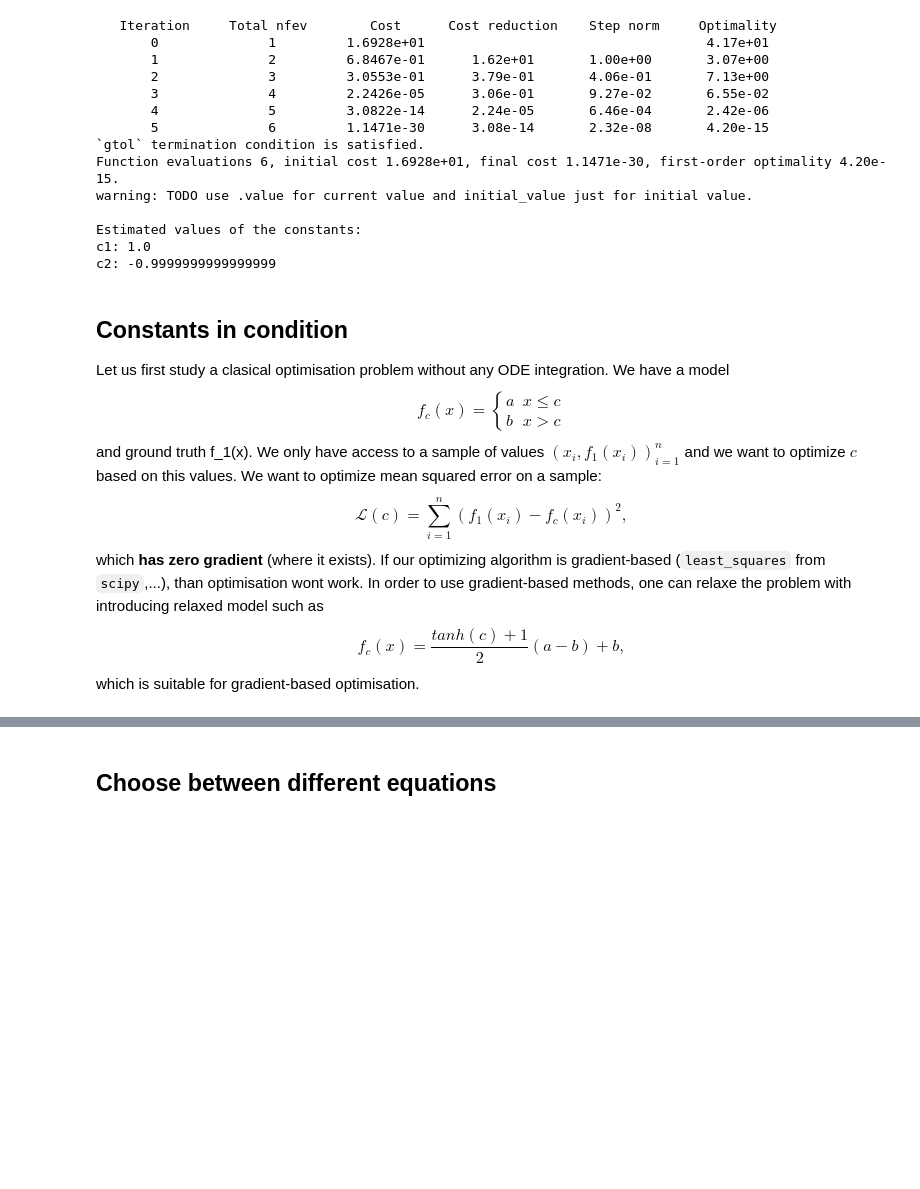
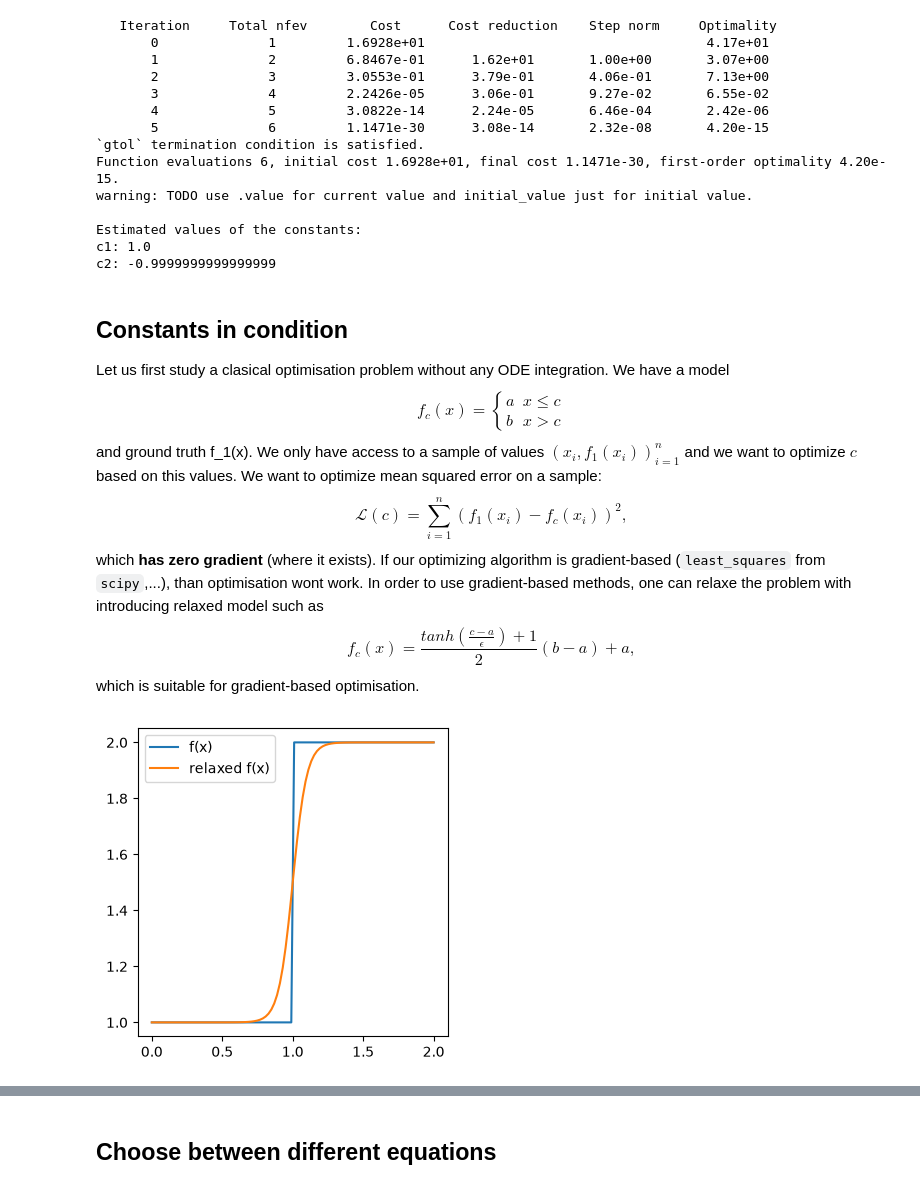
Before and after one commit to urhprimozic/PyBM, a Jupyter notebook: presentation.ipynb, the cells around one changed output, grey strips where cells are left out. Cells and saved outputs as stored; diff of their text form; code cells hidden in the pictures; blank space fills up the shorter version.

```diff
--- a/presentation.ipynb
+++ b/presentation.ipynb
@@ -503,8 +503,24 @@ which **has zero gradient** (where it exists).
 If our optimizing algorithm is gradient-based (`least_squares` from `scipy`,...), than optimisation wont work. In order to use
 gradient-based methods, one can relaxe the problem with introducing relaxed model such as
 $$
-f_c(x) = \frac{tanh(c) + 1}{2}(a-b) + b,
+f_c(x) = \frac{tanh(\frac{c - a}{\epsilon}) + 1}{2}(b-a) + a,
 $$
 which is suitable for gradient-based optimisation.
 # %%
-from pybm.conditional import RelaxedIfElse
+import matplotlib.pyplot as plt
+
+a = 1
+b = 2
+f = lambda x : a if x <= 1 else b
+relaxed_f = lambda x : 0.5 * (1 + np.tanh((x-a)/0.1))*(b-a) + a
+ts = np.linspace(0, 2, 100)
+fs = [f(t) for t in ts]
+rfs = [relaxed_f(t) for t in ts]
+
+plt.figure(figsize=(4, 4))
+plt.plot(ts, fs, label="f(x)")
+plt.plot(ts, rfs, label="relaxed f(x)")
+plt.legend()
+plt.show()
+# %% [output]
+[figure, added]
```
Also changed, not shown: parts of 6 cells of this notebook, 2 other files.
